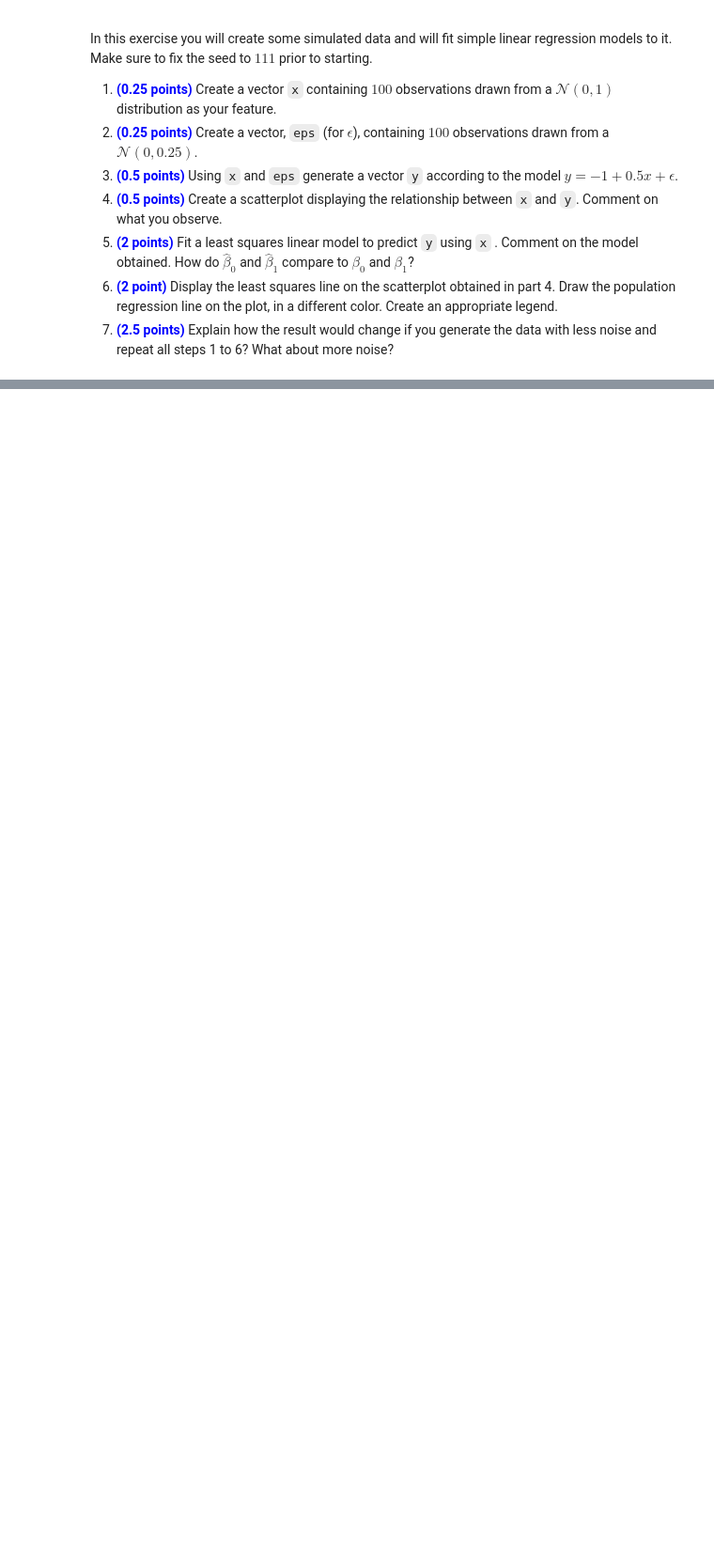
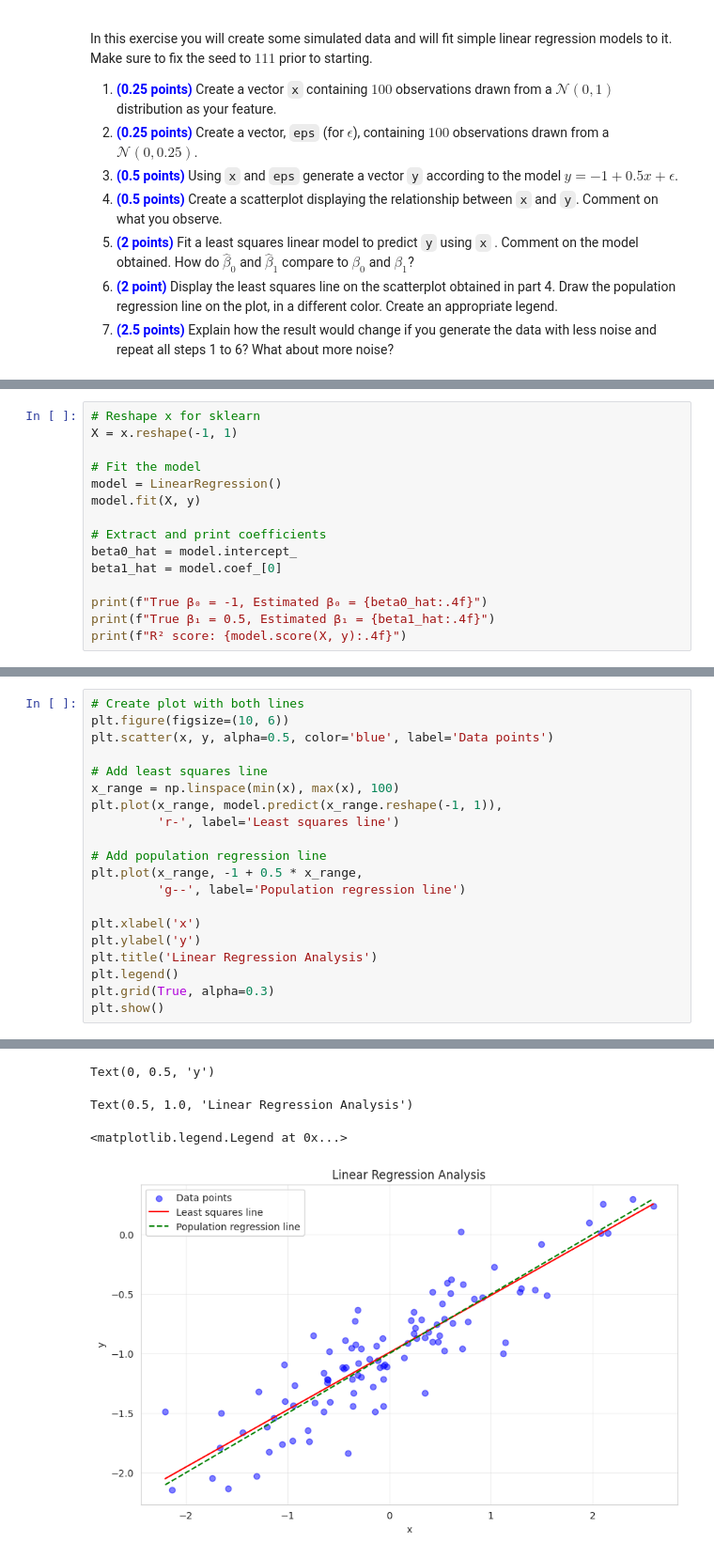
Before and after one commit to fsawadogo/Assignments, a Jupyter notebook: Assignment01.ipynb, the cells around one changed output, grey strips where cells are left out. Shown: that part at 94% size. Cells and saved outputs as stored; diff of their text form; blank space fills up the shorter version.

```diff
--- a/Assignment01.ipynb
+++ b/Assignment01.ipynb
@@ -181,0 +247,15 @@ starting.
+# %%
+# Reshape x for sklearn
+X = x.reshape(-1, 1)
+
+# Fit the model
+model = LinearRegression()
+model.fit(X, y)
+
+# Extract and print coefficients
+beta0_hat = model.intercept_
+beta1_hat = model.coef_[0]
+
+print(f"True β₀ = -1, Estimated β₀ = {beta0_hat:.4f}")
+print(f"True β₁ = 0.5, Estimated β₁ = {beta1_hat:.4f}")
+print(f"R² score: {model.score(X, y):.4f}")
@@ -181,0 +273,21 @@ starting.
+# %%
+# Create plot with both lines
+plt.figure(figsize=(10, 6))
+plt.scatter(x, y, alpha=0.5, color='blue', label='Data points')
+
+# Add least squares line
+x_range = np.linspace(min(x), max(x), 100)
+plt.plot(x_range, model.predict(x_range.reshape(-1, 1)),
+         'r-', label='Least squares line')
+
+# Add population regression line
+plt.plot(x_range, -1 + 0.5 * x_range,
+         'g--', label='Population regression line')
+
+plt.xlabel('x')
+plt.ylabel('y')
+plt.title('Linear Regression Analysis')
+plt.legend()
+plt.grid(True, alpha=0.3)
+plt.show()
+# %% [output]
@@ -181,0 +299,4 @@ starting.
+Text(0, 0.5, 'y')
+Text(0.5, 1.0, 'Linear Regression Analysis')
+<matplotlib.legend.Legend at 0x...>
+[figure, added]
```
Also changed, not shown: parts of 20 cells of this notebook.
